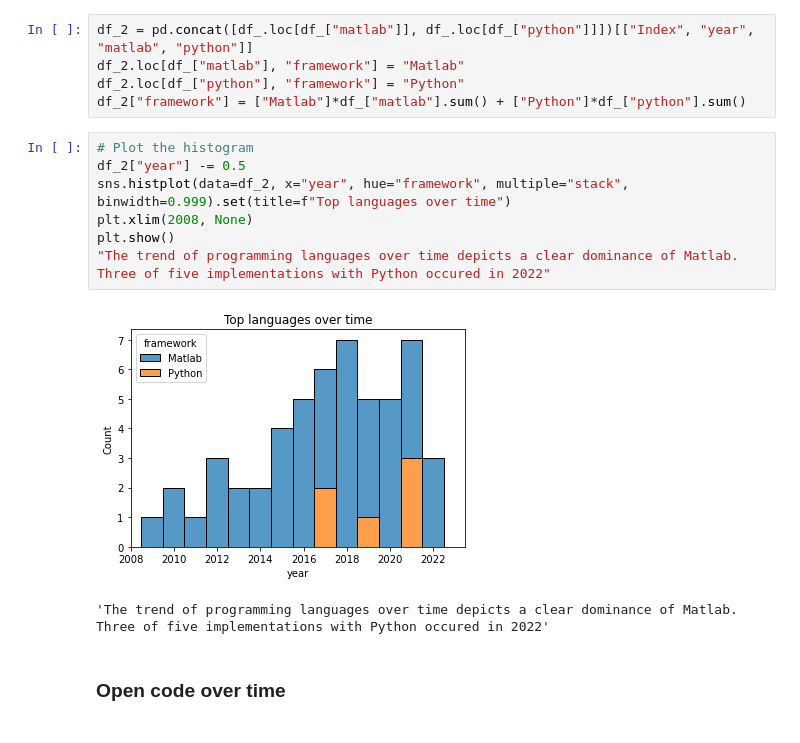
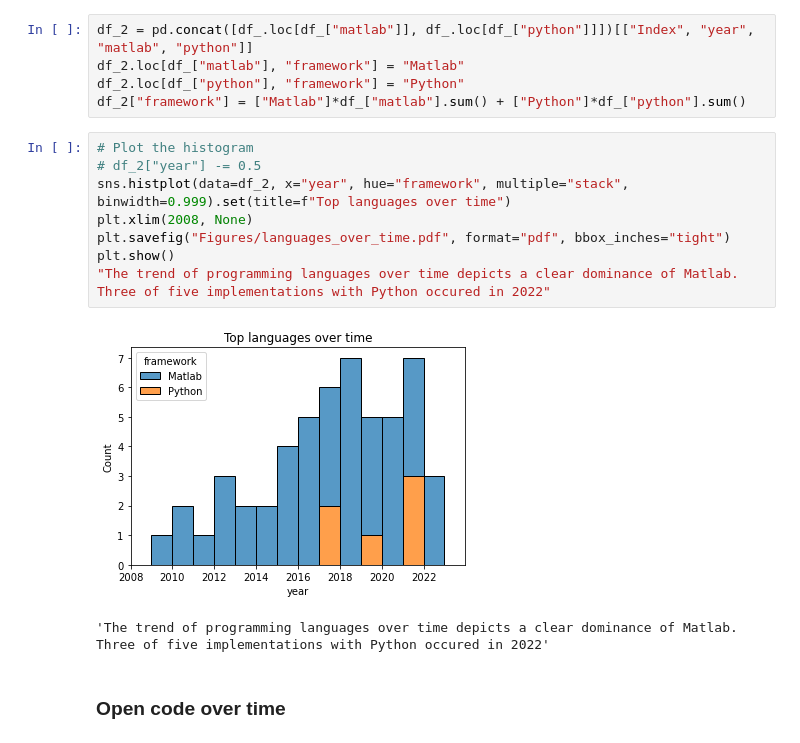
Before and after one commit to iot-salzburg/SLR_on_motion_artifact_reduction_for_BCI, a Jupyter notebook: analysis_descriptive.ipynb, the cells around one changed output. Cells and saved outputs as stored; diff of their text form.

```diff
--- a/analysis_descriptive.ipynb
+++ b/analysis_descriptive.ipynb
@@ -507,13 +508,14 @@ df_2.loc[df_["python"], "framework"] = "Python"
 df_2["framework"] = ["Matlab"]*df_["matlab"].sum() + ["Python"]*df_["python"].sum()
 # %%
 # Plot the histogram
-df_2["year"] -= 0.5
+# df_2["year"] -= 0.5
 sns.histplot(data=df_2, x="year", hue="framework", multiple="stack", binwidth=0.999).set(title=f"Top languages over time")
 plt.xlim(2008, None)
+plt.savefig("Figures/languages_over_time.pdf", format="pdf", bbox_inches="tight")
 plt.show()
 "The trend of programming languages over time depicts a clear dominance of Matlab. Three of five implementations with Python occured in 2022"
 # %% [output]
-[figure, old version]
+[figure, new version]
 'The trend of programming languages over time depicts a clear dominance of Matlab. Three of five implementations with Python occured in 2022'
 # %% [markdown]
 ### Open code over time
```
Also changed, not shown: parts of 22 cells of this notebook, 13 other files.
